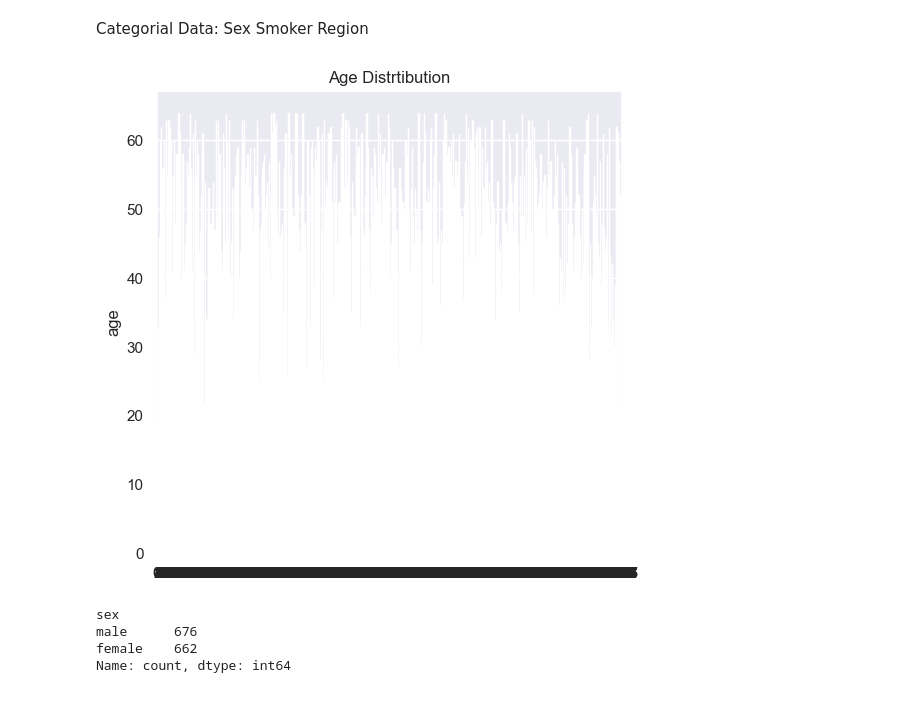
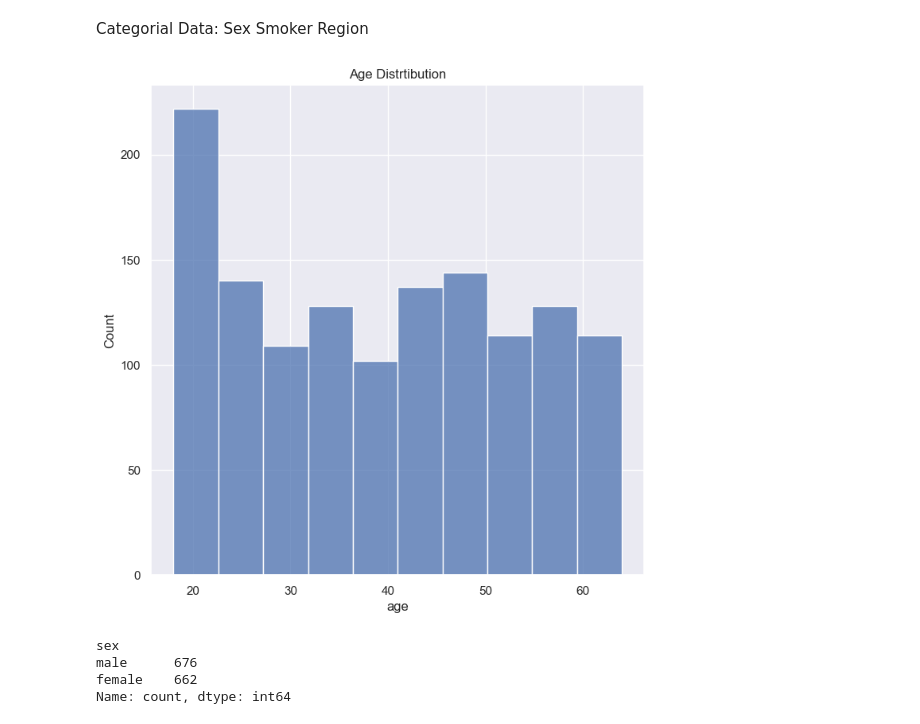
Before and after one commit to lalitha-hari/Medical_Insurance_Prediction, a Jupyter notebook: main.ipynb, the cells around one changed output. Cells and saved outputs as stored; diff of their text form; code cells hidden in the pictures.

```diff
--- a/main.ipynb
+++ b/main.ipynb
@@ -80,11 +80,12 @@ Sex
 Smoker
 Region
 # %%
-sns.set()
+#Age
+sns.set_color_codes()
 plt.figure(figsize=(8,8))
-sns.distplot(df["age"])
+sns.histplot(data=df,x="age",bins=10)
 plt.title("Age Distrtibution")
 plt.show()
 # %% [output]
-[figure, old version]
+[figure, new version]
 # %%
```
Also changed, not shown: parts of 6 cells of this notebook.
